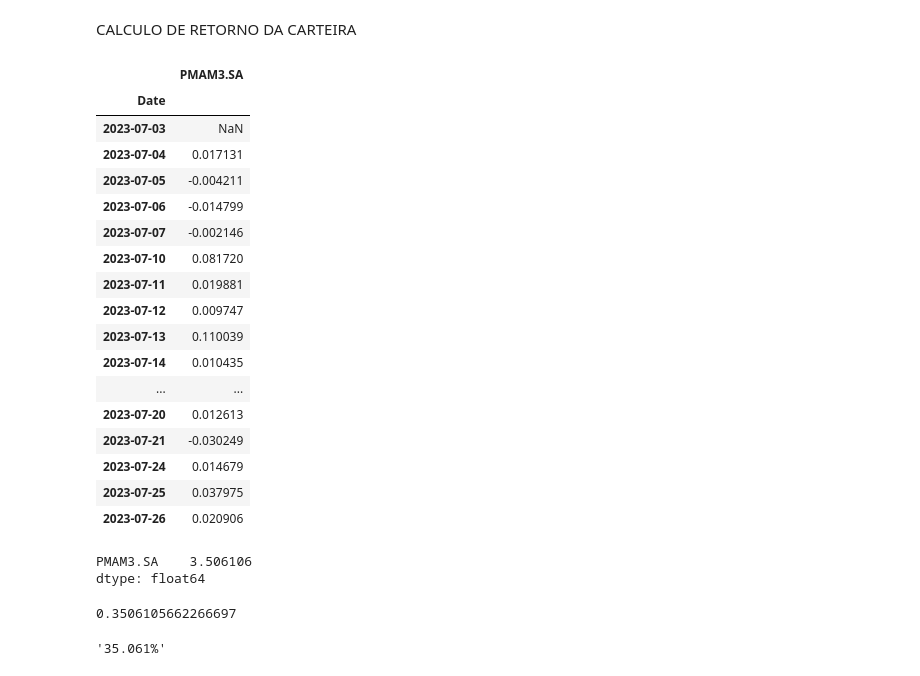
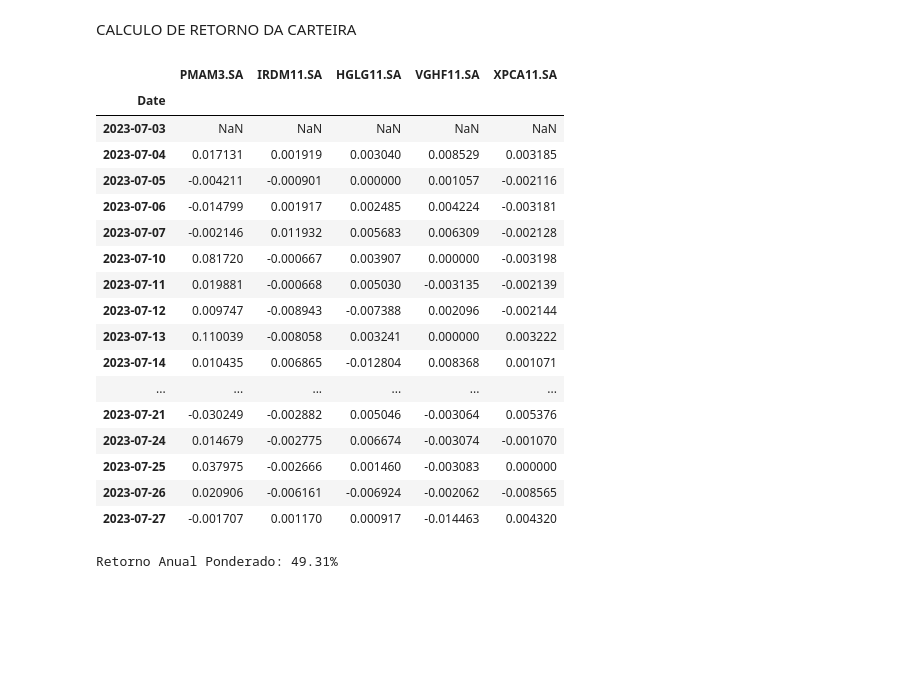
Before and after one commit to luisfernandogbraga/Taxas_retorno, a Jupyter notebook: TAXA DE RETORNO DO TICKER.ipynb, the cells around one changed output. Drawn from its saved outputs; the diff is of its cells as text; code cells hidden in the pictures; blank space fills up the shorter version.

```diff
--- a/TAXA DE RETORNO DO TICKER.ipynb
+++ b/TAXA DE RETORNO DO TICKER.ipynb
@@ -80,24 +90,2 @@ AÇÕES DA PARANAPANEMA TEM UM BELA ALTA NESTE MÊS 07 DE 2023
 # %% [markdown]
 CALCULO DE RETORNO DA CARTEIRA
-# %%
-retorno=(dados_df/dados_df.shift(1)) -1
-display(retorno)
-# %% [output]
-|  | PMAM3.SA |
-| Date |  |
-| 2023-07-03 | NaN |
-| 2023-07-04 | 0.017131 |
-| 2023-07-05 | -0.004211 |
-| 2023-07-06 | -0.014799 |
-| 2023-07-07 | -0.002146 |
-| 2023-07-10 | 0.081720 |
-| 2023-07-11 | 0.019881 |
-| 2023-07-12 | 0.009747 |
-| 2023-07-13 | 0.110039 |
-| 2023-07-14 | 0.010435 |
-| ... | ... |
-| 2023-07-20 | 0.012613 |
-| 2023-07-21 | -0.030249 |
-| 2023-07-24 | 0.014679 |
-| 2023-07-25 | 0.037975 |
-| 2023-07-26 | 0.020906 |
@@ -106,15 +92,43 @@ pesos= np.array([.100])
-# %%
-retorno_a= retorno.mean()*250
-retorno_a
-# %% [output]
-PMAM3.SA    3.506106
-dtype: float64
-# %%
-np.dot(retorno_a,pesos)
-# %% [output]
-0.3506105662266697
-# %%
-portfolio=(str(round(np.dot(retorno_a,pesos),5)*100)+ '%')
-portfolio
-# %% [output]
-'35.061%'
+# %%
+# Calculando o retorno diário dos dados financeiros
+retorno = (dados_df / dados_df.shift(1)) - 1
+
+# Exibindo o DataFrame com os retornos diários
+display(retorno)
+
+# Definindo os pesos como um array NumPy
+pesos = np.array([0.150])
+
+# Calculando o retorno anual médio dos ativos
+retorno_a = retorno.mean() * 250
+
+# Convertendo o retorno_a para um array NumPy e usando reshape
+retorno_a_array = retorno_a.to_numpy().reshape(1, -1)
+
+# Calculando o retorno anual ponderado usando o produto interno (dot product)
+resultado = np.dot(pesos, retorno_a_array)
+
+# Exibindo o resultado como uma porcentagem
+retorno_ponderado_porcentagem = round(resultado[0] * 100, 2)
+
+print("Retorno Anual Ponderado:", f"{retorno_ponderado_porcentagem}%")
+# %% [output]
+|  | PMAM3.SA | IRDM11.SA | HGLG11.SA | VGHF11.SA | XPCA11.SA |
+| Date |  |  |  |  |  |
+| 2023-07-03 | NaN | NaN | NaN | NaN | NaN |
+| 2023-07-04 | 0.017131 | 0.001919 | 0.003040 | 0.008529 | 0.003185 |
+| 2023-07-05 | -0.004211 | -0.000901 | 0.000000 | 0.001057 | -0.002116 |
+| 2023-07-06 | -0.014799 | 0.001917 | 0.002485 | 0.004224 | -0.003181 |
+| 2023-07-07 | -0.002146 | 0.011932 | 0.005683 | 0.006309 | -0.002128 |
+| 2023-07-10 | 0.081720 | -0.000667 | 0.003907 | 0.000000 | -0.003198 |
+| 2023-07-11 | 0.019881 | -0.000668 | 0.005030 | -0.003135 | -0.002139 |
+| 2023-07-12 | 0.009747 | -0.008943 | -0.007388 | 0.002096 | -0.002144 |
+| 2023-07-13 | 0.110039 | -0.008058 | 0.003241 | 0.000000 | 0.003222 |
+| 2023-07-14 | 0.010435 | 0.006865 | -0.012804 | 0.008368 | 0.001071 |
+| ... | ... | ... | ... | ... | ... |
+| 2023-07-21 | -0.030249 | -0.002882 | 0.005046 | -0.003064 | 0.005376 |
+| 2023-07-24 | 0.014679 | -0.002775 | 0.006674 | -0.003074 | -0.001070 |
+| 2023-07-25 | 0.037975 | -0.002666 | 0.001460 | -0.003083 | 0.000000 |
+| 2023-07-26 | 0.020906 | -0.006161 | -0.006924 | -0.002062 | -0.008565 |
+| 2023-07-27 | -0.001707 | 0.001170 | 0.000917 | -0.014463 | 0.004320 |
+Retorno Anual Ponderado: 49.31%
```
Also changed, not shown: parts of 9 cells of this notebook.
